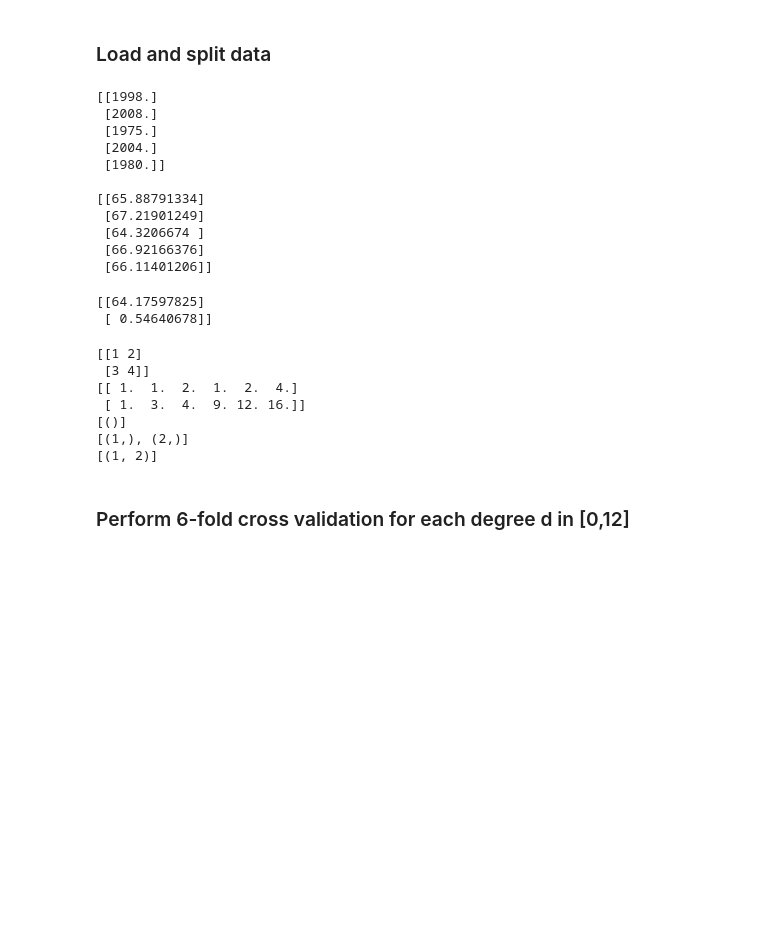
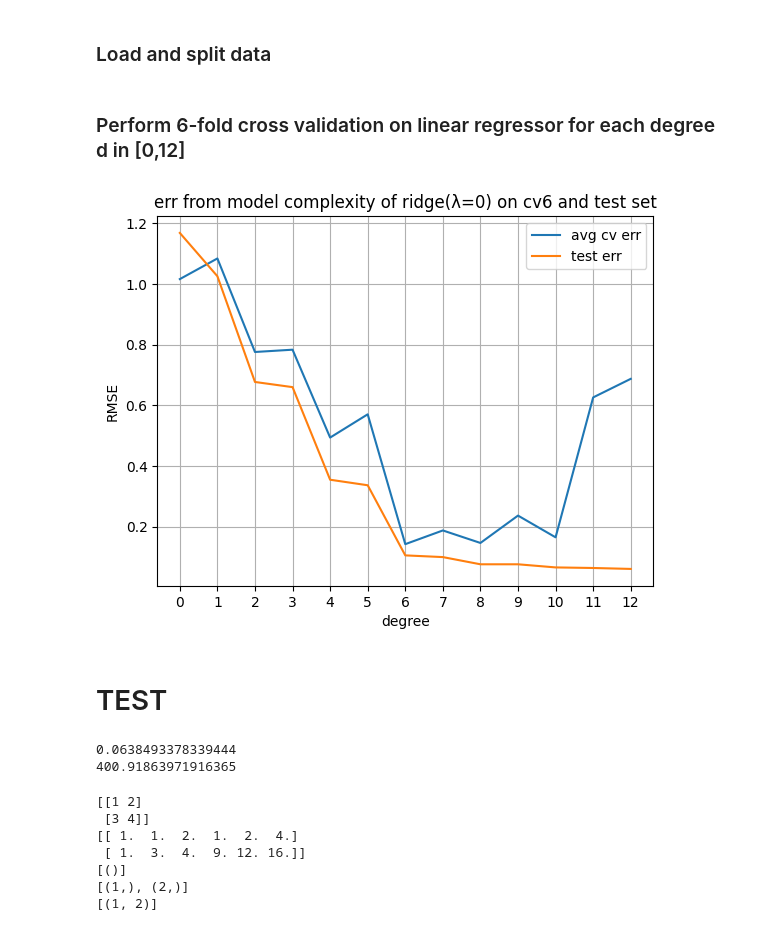
Before and after one commit to jstebner/481-P1, a Jupyter notebook: src/481-p1.ipynb, the cells around one changed output. Drawn from its saved outputs; the diff is of its cells as text; code cells hidden in the pictures; blank space fills up the shorter version.

Commit message:
made a neat graph ig

```diff
--- a/src/481-p1.ipynb
+++ b/src/481-p1.ipynb
@@ -17,30 +17,59 @@ y_train = y_train.reshape(-1,1)
 X_test = X_test.reshape(-1,1)
 y_test = y_test.reshape(-1,1)
 
-print(X_train[:5], y_train[:5], sep='\n\n')
+# print(X_train[:5], y_train[:5], sep='\n\n')
-# %% [output]
-[[1998.]
- [2008.]
- [1975.]
- [2004.]
- [1980.]]
-
-[[65.88791334]
- [67.21901249]
- [64.3206674 ]
- [66.92166376]
- [66.11401206]]
+# %% [markdown]
+### Perform 6-fold cross validation on linear regressor for each degree d in [0,12]
+# %%
+k = 6
+max_d = 12
+
+degree = list(range(max_d+1))
+cv_err = list()
+test_err = list()
+for d in degree:
+    model = Pipeline(
+        StandardScaler(),
+        PolynomialFeatures(degree=d),
+        StandardScaler(),
+        RidgeRegressor(λ=0)
+    )
+
+    cv_err.append(
+        cross_val_score(model, X_train, y_train, k)
+    )
+
+    model.fit(X_train, y_train)
+    test_err.append(model.score(X_train, y_train))
+
+plt.plot(degree, cv_err, label='avg cv err')
+plt.plot(degree, test_err, label='test err')
+plt.legend()
+plt.xticks(degree)
+plt.xlabel('degree')
+plt.ylabel('RMSE')
+plt.title('err from model complexity of ridge(λ=0) on cv6 and test set')
+plt.grid()
+plt.show()
+# %% [output]
+[figure, added]
+# %% [markdown]
+# TEST
 # %%
+# investigation station
+
+d = 11 # 11 gets all fucky wucky like
 model = Pipeline(
     StandardScaler(),
-    PolynomialFeatures(degree=1),
+    PolynomialFeatures(degree=d),
     StandardScaler(),
-    RidgeRegressor(λ=1)
+    RidgeRegressor(λ=0)
 )
-
 model.fit(X_train, y_train)
-print(model.predictor.coef_)
+print(model.score(X_train, y_train))
+model.fit(X_test, y_test)
+print(model.score(X_test, y_test))
 # %% [output]
-[[64.17597825]
- [ 0.54640678]]
+0.0638493378339444
+400.91863971916365
 # %%
@@ -61,5 +92,3 @@ for i in range(3):
 [()]
 [(1,), (2,)]
 [(1, 2)]
-# %% [markdown]
-### Perform 6-fold cross validation for each degree d in [0,12]
```
Also changed, not shown: parts of 2 cells of this notebook, 1 other file.
